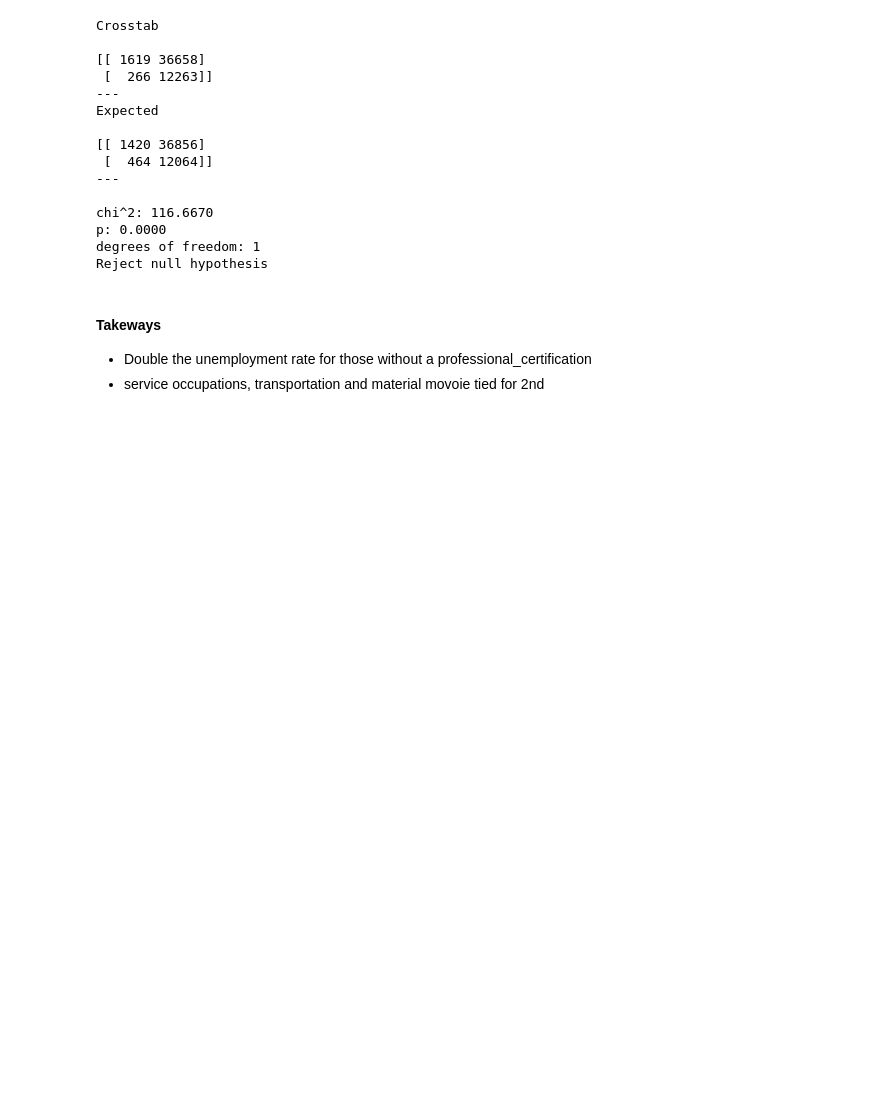
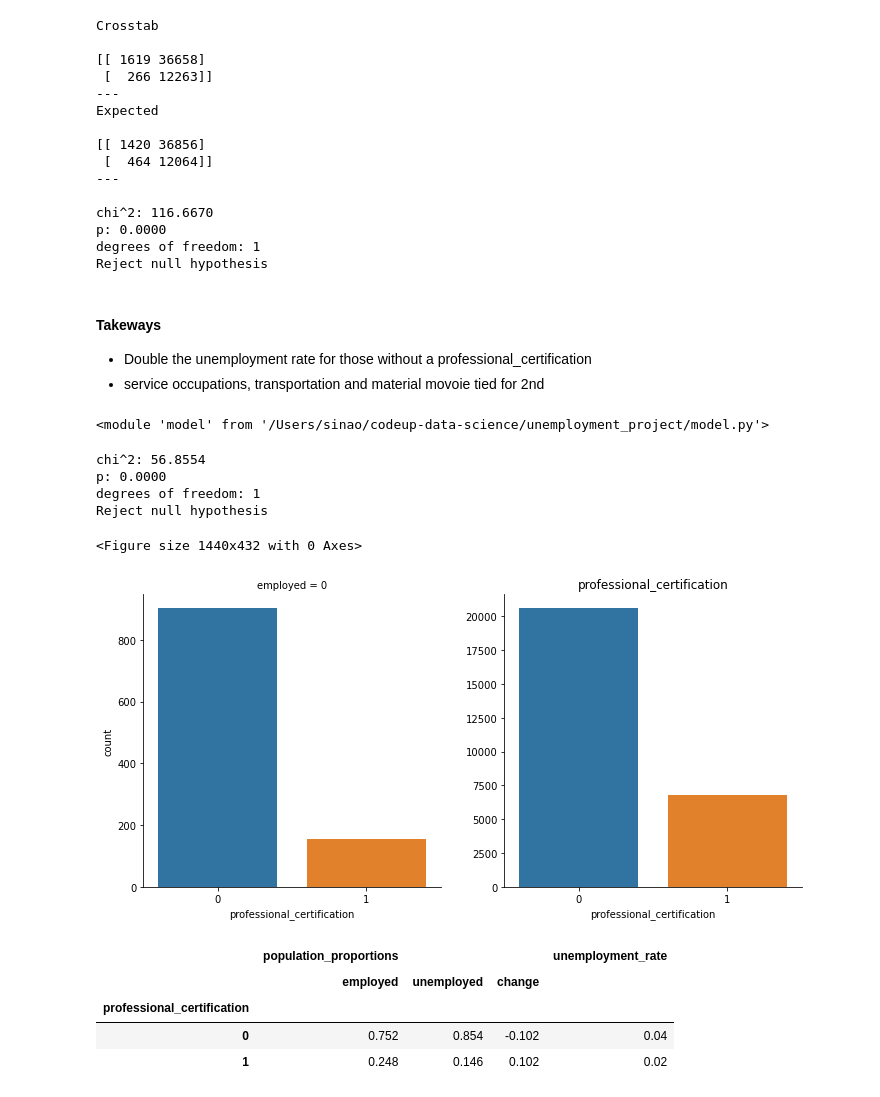
Before and after one commit to joshua-shorterivey/unemployment_project, a Jupyter notebook: explore.ipynb, the cells around one changed output. Drawn from its saved outputs; the diff is of its cells as text; code cells hidden in the pictures; blank space fills up the shorter version.

Commit message:
added: Final Report.ipynb, model.ipynb, model.py --- amended: README, explore.ipynb, wrangle.ipynb, wrangle.py

```diff
--- a/explore.ipynb
+++ b/explore.ipynb
@@ -643,3 +598,21 @@ Reject null hypothesis
 #### Takeways
 * Double the unemployment rate for those without a professional_certification
 * service occupations, transportation and material movoie tied for 2nd
+# %%
+reload(model)
+# %% [output]
+<module 'model' from '/Users/sinao/codeup-data-science/unemployment_project/model.py'>
+# %%
+model.spotlight_stats(train, 'professional_certification')
+# %% [output]
+chi^2: 56.8554
+p: 0.0000
+degrees of freedom: 1
+Reject null hypothesis
+<Figure size 1440x432 with 0 Axes>
+[figure, added]
+|  | population_proportions |  |  | unemployment_rate |
+|  | employed | unemployed | change |  |
+| professional_certification |  |  |  |  |
+| 0 | 0.752 | 0.854 | -0.102 | 0.04 |
+| 1 | 0.248 | 0.146 | 0.102 | 0.02 |
```
Also changed, not shown: parts of 34 cells of this notebook, 6 other files.
